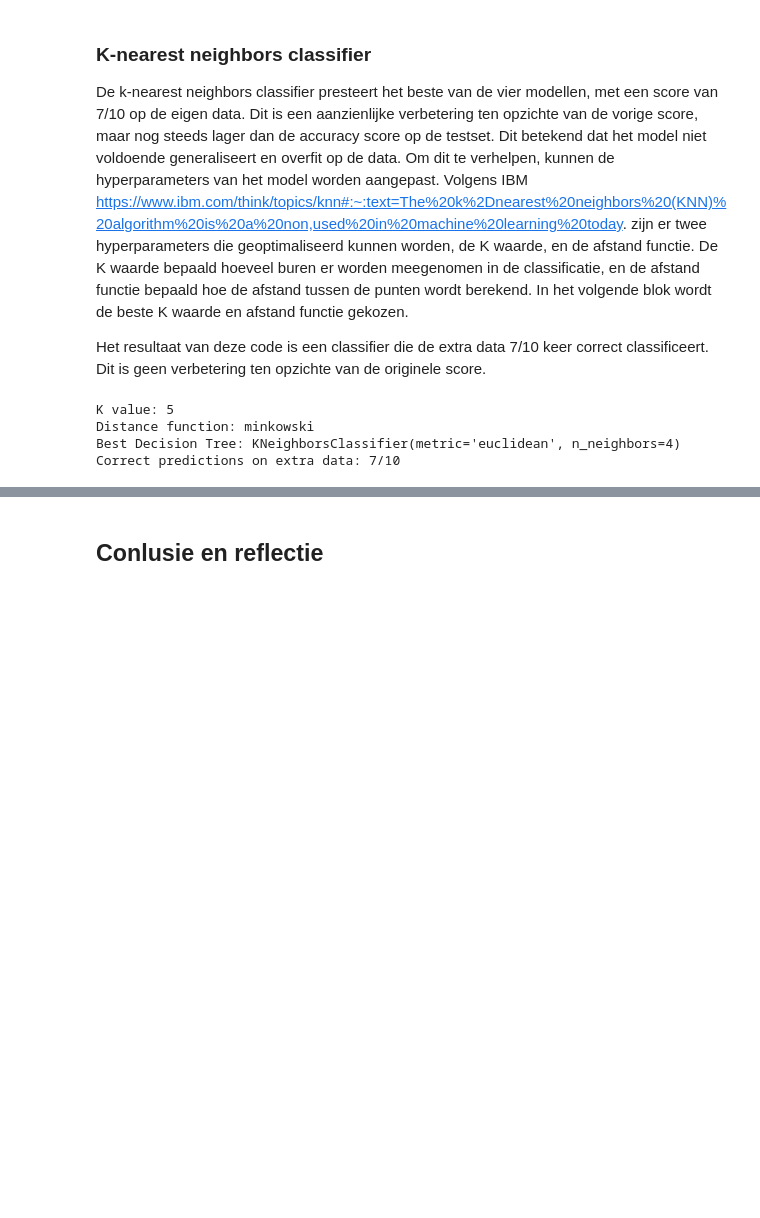
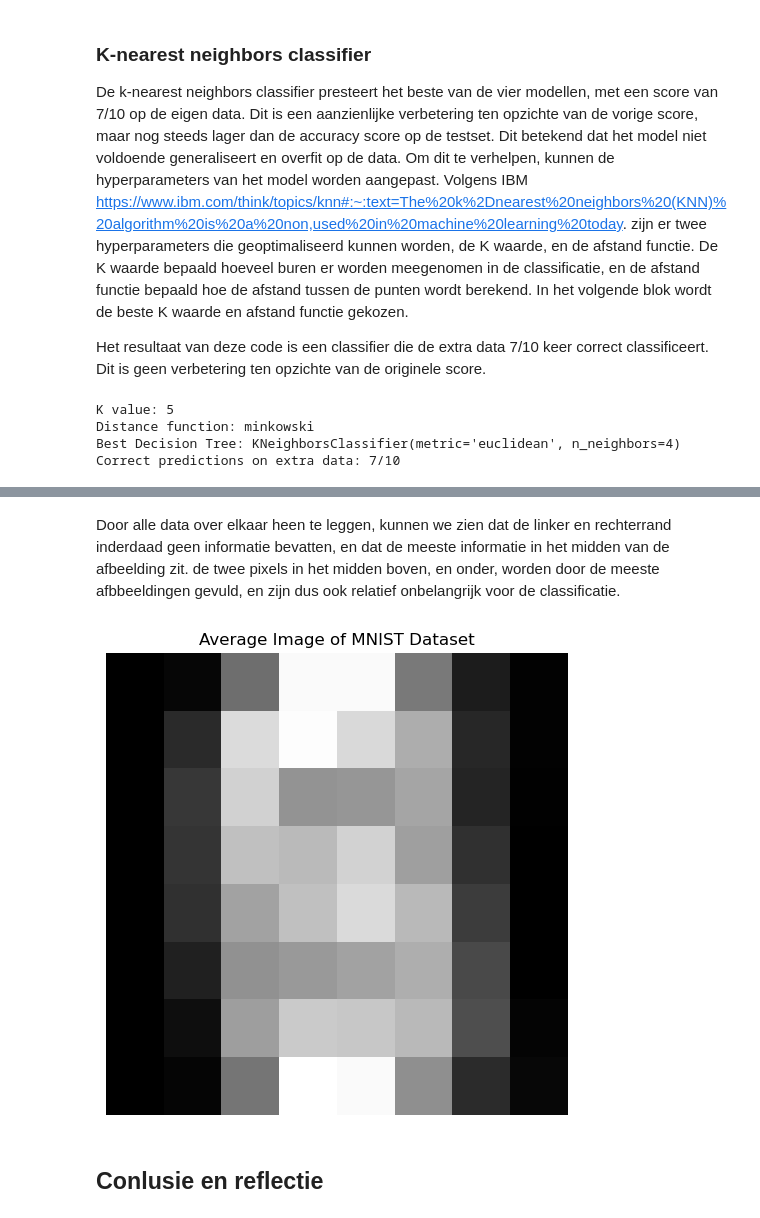
Before and after one commit to Liftpiloot/MNIST-Classification, a Jupyter notebook: MNIST-classification.ipynb, the cells around one changed output, grey strips where cells are left out. Drawn from its saved outputs; the diff is of its cells as text; code cells hidden in the pictures; blank space fills up the shorter version.

```diff
--- a/MNIST-classification.ipynb
+++ b/MNIST-classification.ipynb
@@ -470,2 +522,18 @@ Correct predictions on extra data: 7/10
+# %% [markdown]
+Door alle data over elkaar heen te leggen, kunnen we zien dat de linker en rechterrand inderdaad geen informatie bevatten, en dat de meeste informatie in het midden van de afbeelding zit. de twee pixels in het midden boven, en onder, worden door de meeste afbbeeldingen gevuld, en zijn dus ook relatief onbelangrijk voor de classificatie.
+# %%
+average_image = np.mean(X, axis=0)
+
+# Reshape the average image to 8x8
+average_image = average_image.reshape(8, 8)
+
+# Plot the average image
+plt.figure(figsize=(6, 6))
+plt.imshow(average_image, cmap='gray')
+plt.title('Average Image of MNIST Dataset')
+plt.axis('off')
+plt.show()
+# %% [output]
+[figure, added]
 # %% [markdown]
 ## Conlusie en reflectie
```
Also changed, not shown: parts of 8 cells of this notebook.
